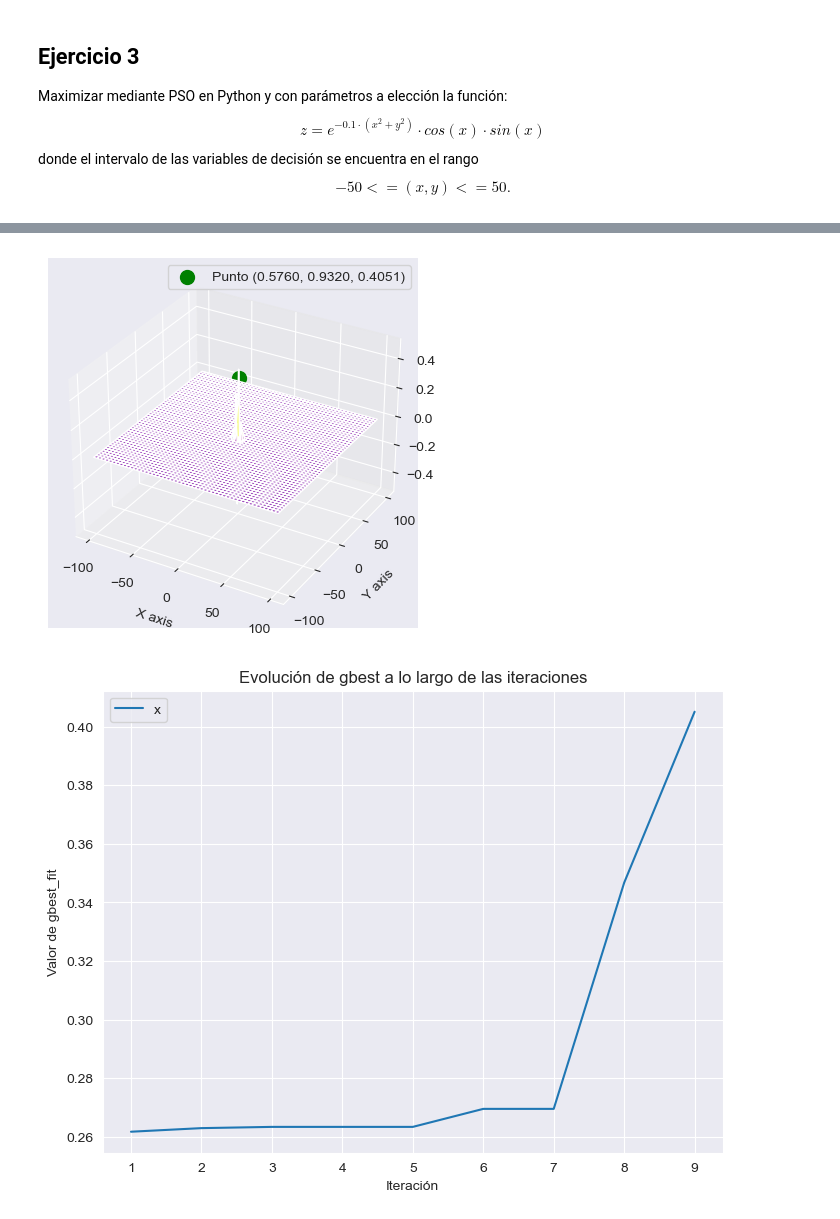
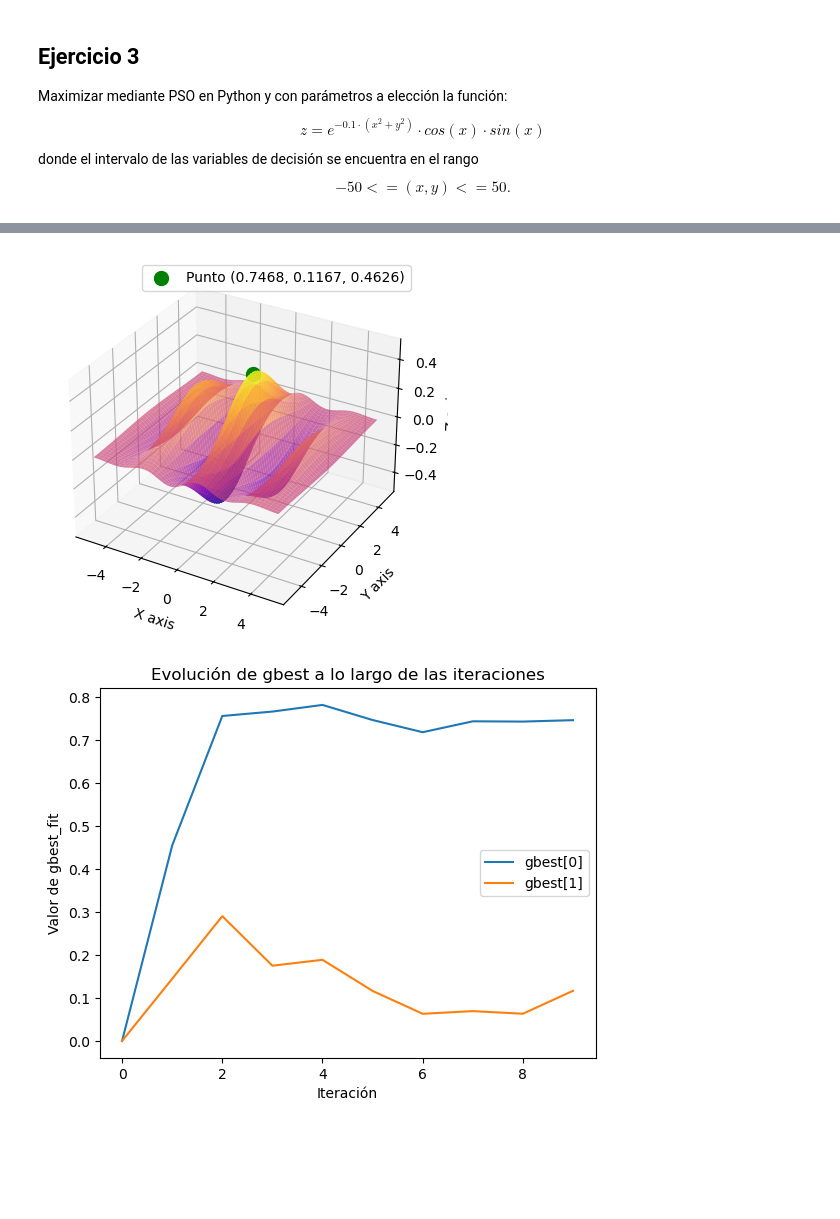
Before and after one commit to gx-ceia-tps/evolutionary-algorithms, a Jupyter notebook: ea-tp2/TP2.ipynb, the cells around one changed output, grey strips where cells are left out. Drawn from its saved outputs; the diff is of its cells as text; code cells hidden in the pictures; blank space fills up the shorter version.

```diff
--- a/ea-tp2/TP2.ipynb
+++ b/ea-tp2/TP2.ipynb
@@ -523,7 +488,7 @@ def PSO(n_particles, n_dimensions, max_iterations, c1, c2, w, f, g1, g2):
                 # Si la nueva posicion no es válida, revertir a la mejor posicion personal
                 x[i] = pbest[i].copy()
 
-        gbest_fit_history.append(gbest_fit)
+        gbest_fit_history.append(gbest)
 
     # Se imprime la mejor solucion encontrada y también su valor optimo
     print(f"Mejor solucion: [{gbest[0]:.4f}, {gbest[1]:.4f}]")
@@ -534,9 +499,22 @@ def PSO(n_particles, n_dimensions, max_iterations, c1, c2, w, f, g1, g2):
 n_particles = 20  # numero de particulas en el enjambre
 n_dimensions = 2  # dimensiones del espacio de busqueda (x1 y x2)
 max_iterations = 10  # numero máximo de iteraciones para la optimizacion
+times2run = 30
 c1 = 2
 c2 = 2  # coeficientes de aceleracion
-w = 0.7  # Factor de inercia
+w = 0.8  # Factor de inercia
 
-gbest, gbest_fit, gbest_fit_history = PSO(n_particles, n_dimensions, max_iterations, c1, c2, w, f, g1, g2)
+all_histories3_1 = []
+gbest_final_positions3_1 = []  # Para guardar el gbest de cada ejecución
+gbest_final_fits3_1 = []  # Para guardar el gbest_fit de cada ejecución
+
+for i in range(times2run):
+    gbest3_1, gbest_fit3_1, gbest_history3_1 = PSO(n_particles, n_dimensions, max_iterations, c1, c2, w, f, g1, g2)
+    all_histories3_1.append(gbest_history3_1)
+    gbest_final_positions3_1.append(gbest3_1)  # Guardar la mejor posición final
+    gbest_final_fits3_1.append(gbest_fit3_1)  # Guardar la mejor aptitud final
+
+gbest_mean3_1 = np.mean(gbest_final_positions3_1, axis=0)
+gbest_fit_mean3_1 = np.mean(gbest_final_fits3_1)
+gbest_history_mean3_1 = np.mean(all_histories3_1, axis=0)
 # %% [output]
@@ -546,53 +539,52 @@ Valor optimo: 0.40510452312978884
 #c.
 import numpy as np
 import matplotlib.pyplot as plt
 
+
+
 # Generar datos de x y y en el rango de -100 a 100
-x = np.linspace(-100, 100, 400)
-y = np.linspace(-100, 100, 400)
+x = np.linspace(-5, 5, 400)
+y = np.linspace(-5, 5, 400)
 x, y = np.meshgrid(x, y)
 
 # Definir la función f(x, y) = (x - a)^2 + (y - b)^2
 z = np.exp(-0.1*(x**2+y**2))*np.cos(x)*np.sin(x)
 
 # Crear el gráfico 3D
 fig = plt.figure()
 
 ax = fig.add_subplot(111, projection='3d')
 # Cambiar el ángulo de visión
 # ax.view_init(elev=5, azim=10)
 # Crear la superficie
 ax.plot_surface(x, y, z, cmap='plasma', alpha=0.7)
-
 # Definir un punto
-punto_x = gbest[0]
-punto_y = gbest[1]
-punto_z = gbest_fit
-
+punto_x, punto_y = gbest_mean3_1
+punto_z = gbest_fit_mean3_1
 # Graficar el punto
 ax.scatter(punto_x, punto_y, punto_z, color='green', s=100, label=f'Punto ({punto_x:.4f}, {punto_y:.4f}, {punto_z:.4f})')
 
 # Etiquetas de los ejes
 ax.set_xlabel('X axis')
 ax.set_ylabel('Y axis')
 ax.set_zlabel('Z axis')
-
 # Mostrar la leyenda y el gráfico
 ax.legend()
 plt.show()
 # %% [output]
-[figure, old version]
+[figure, new version]
 # %%
-#d.
-plt.figure(figsize=(8, 6))
-plt.plot(range(max_iterations), gbest_fit_history, label='x')
+# #d.
+
+plt.plot(range(max_iterations), gbest_history_mean3_1[:,0], label='gbest[0]')
+plt.plot(range(max_iterations), gbest_history_mean3_1[:,1], label='gbest[1]')
 plt.xlabel('Iteración')
 plt.ylabel('Valor de gbest_fit')
 plt.title('Evolución de gbest a lo largo de las iteraciones')
 plt.legend()
 plt.show()
 # %% [output]
-[figure, old version]
+[figure, new version]
 # %%
 # # parametros
 n_particles = 20  # numero de particulas en el enjambre
```
Also changed, not shown: parts of 20 cells of this notebook.
